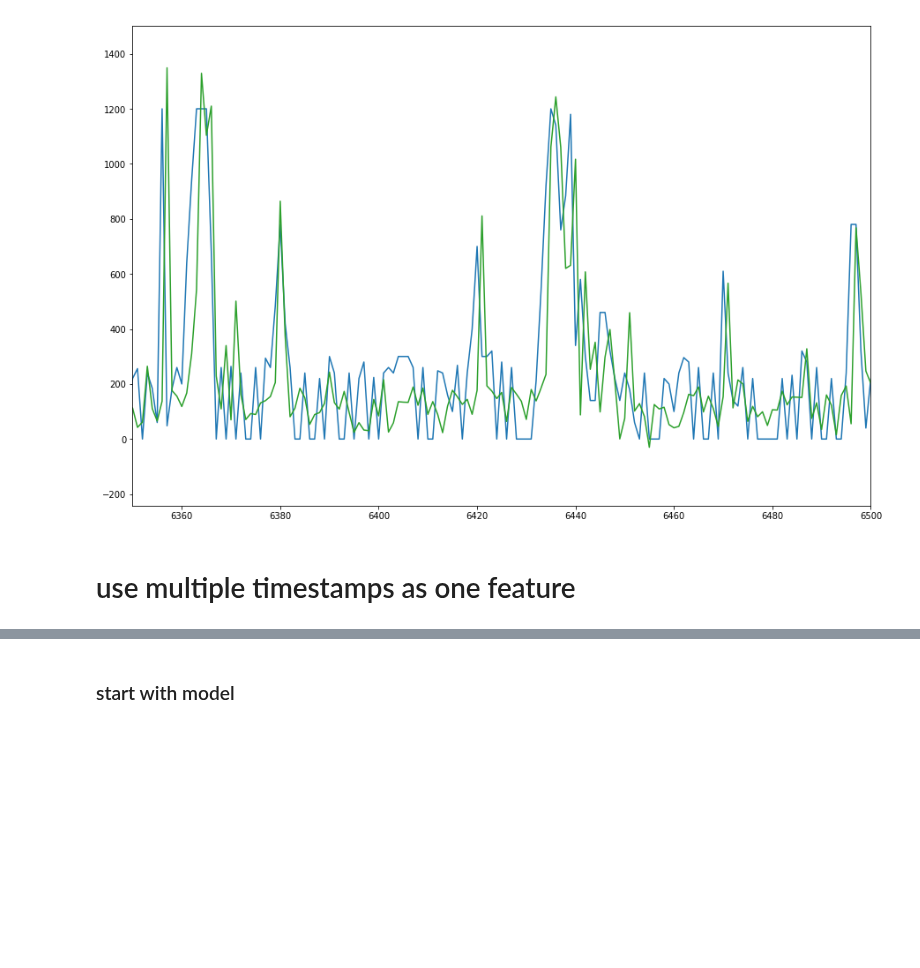
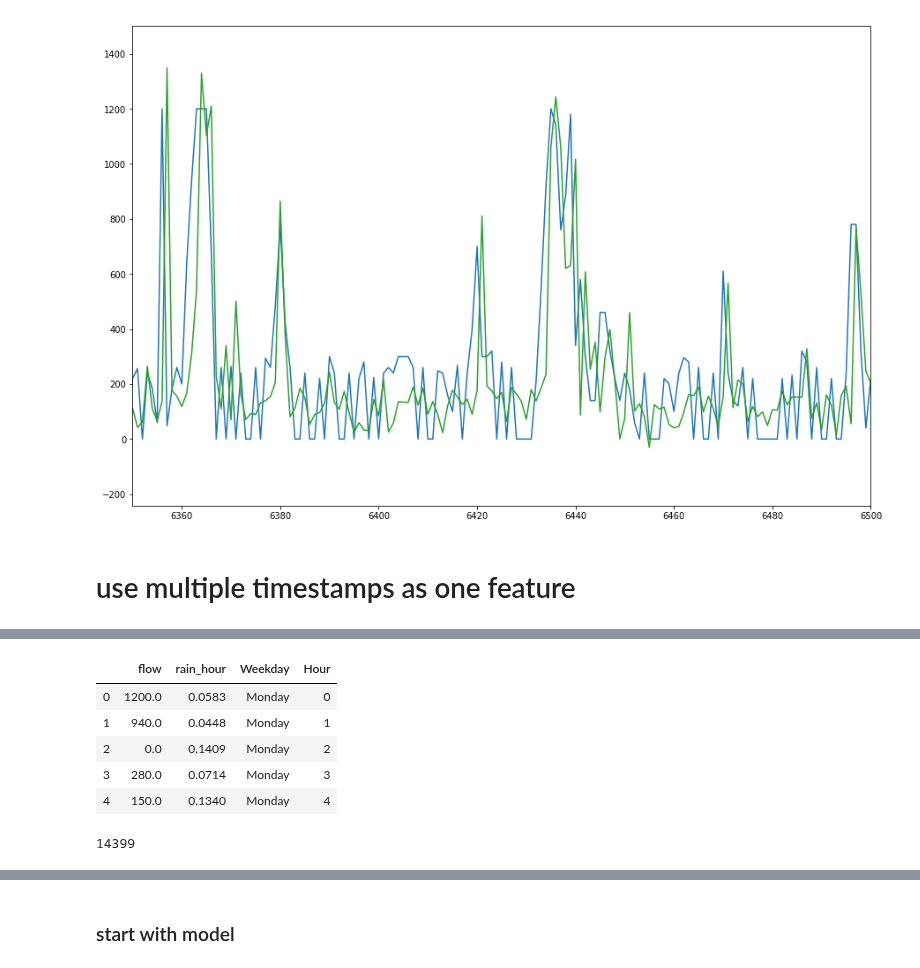
Before and after one commit to rogertian0707/jbg060, a Jupyter notebook: code/ML model/RNN pls work/LSTM try.ipynb, the cells around one changed output, grey strips where cells are left out. Saved outputs shown, nothing was run; the diff lists cells and outputs as text; code cells hidden in the pictures; blank space fills up the shorter version.

```diff
--- a/code/ML model/RNN pls work/LSTM try.ipynb
+++ b/code/ML model/RNN pls work/LSTM try.ipynb
@@ -173,7 +195,18 @@ new_data.head()
 # %%
 # sort by time just in case
 new_data = new_data.sort_values(by='datetime')
 
 # drop everything unnecessary for now
-new_data = new_data[['flow', 'rain_hour', 'Weekday', 'Hour', 'Month']]
+new_data = new_data[['flow', 'rain_hour', 'Weekday', 'Hour']] # removed month for now
 new_data.head()
+# %% [output]
+|  | flow | rain_hour | Weekday | Hour |
+| 0 | 1200.0 | 0.0583 | Monday | 0 |
+| 1 | 940.0 | 0.0448 | Monday | 1 |
+| 2 | 0.0 | 0.1409 | Monday | 2 |
+| 3 | 280.0 | 0.0714 | Monday | 3 |
+| 4 | 150.0 | 0.1340 | Monday | 4 |
+# %%
+len(new_data)
+# %% [output]
+14399
```
Also changed, not shown: parts of 18 cells of this notebook, 1 other file.
